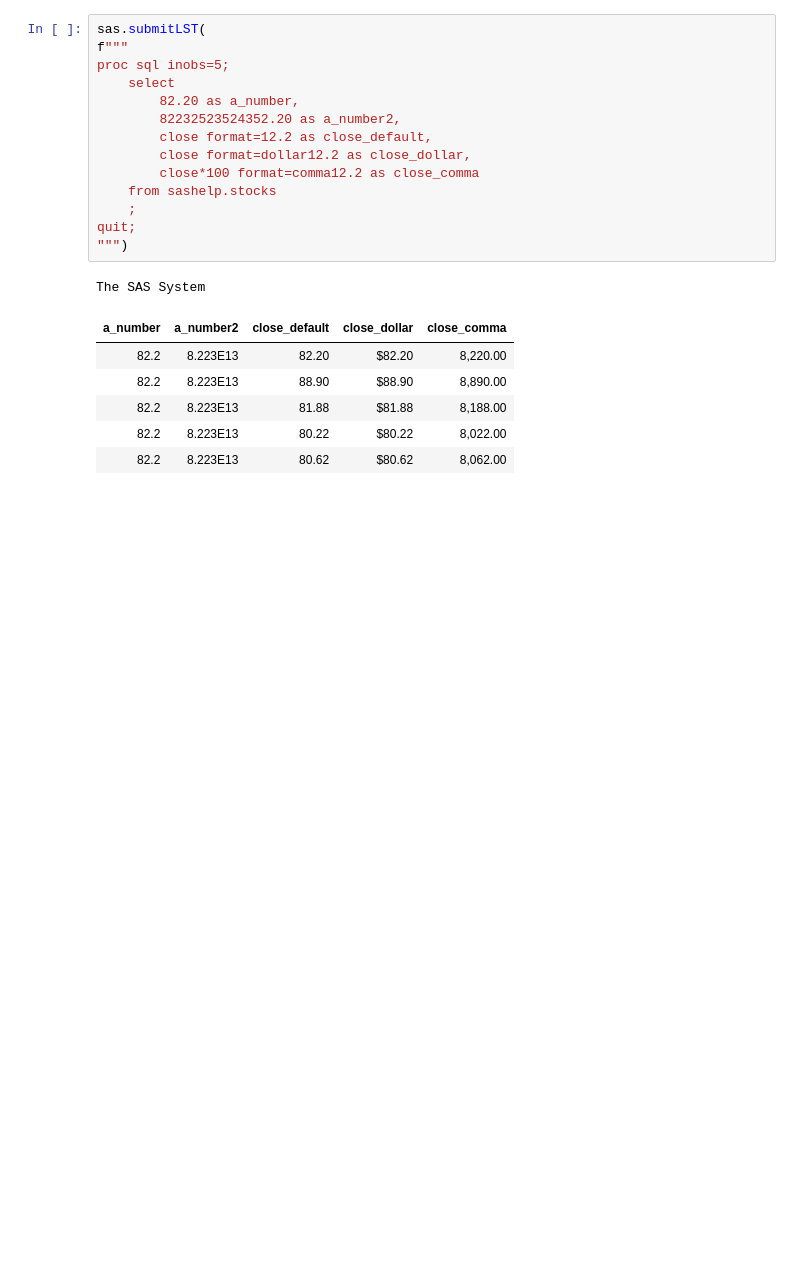
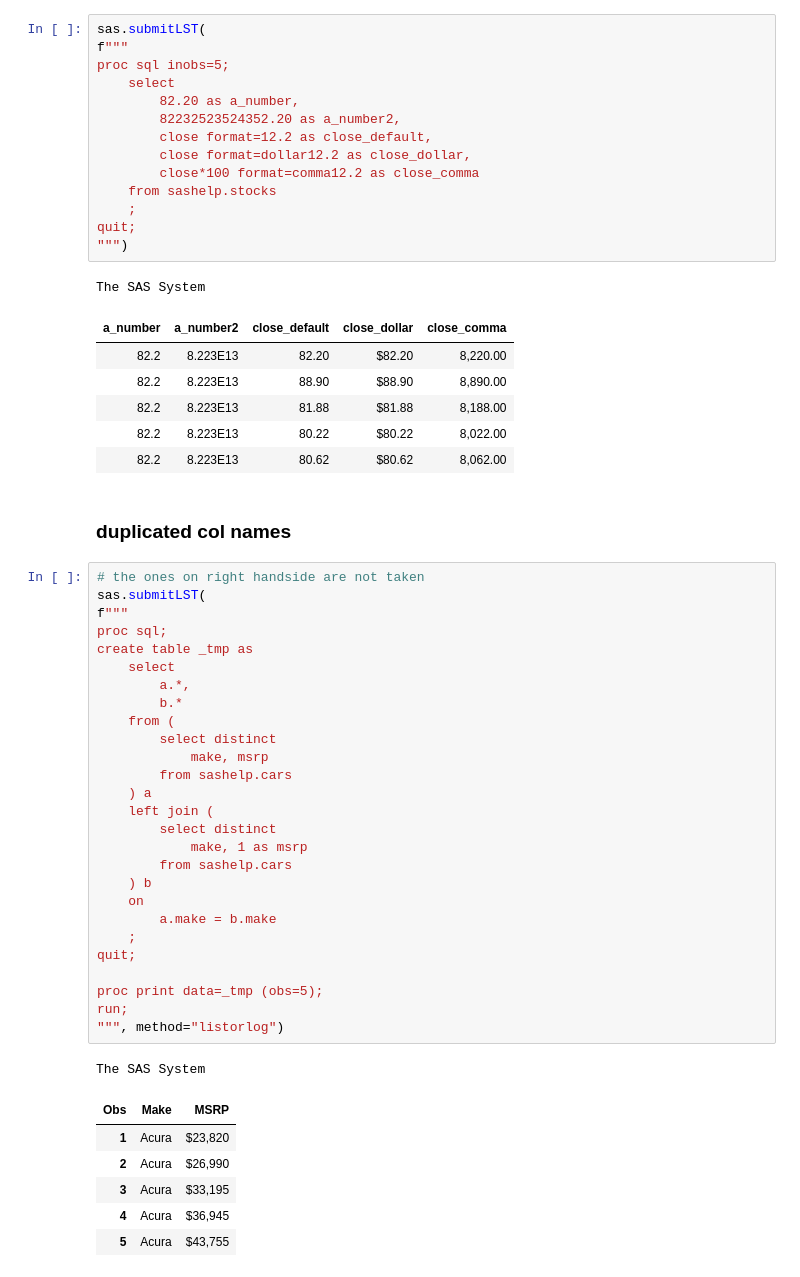
Before and after one commit to 0xdomyz/sas_collection, a Jupyter notebook: proc_sql/non_ansi_features.ipynb, the cells around one changed output. Saved outputs shown, nothing was run; the diff lists cells and outputs as text; blank space fills up the shorter version.

Commit message:
add join example to non ansi psql

```diff
--- a/proc_sql/non_ansi_features.ipynb
+++ b/proc_sql/non_ansi_features.ipynb
@@ -48,3 +52,40 @@ The SAS System
 | 82.2 | 8.223E13 | 81.88 | $81.88 | 8,188.00 |
 | 82.2 | 8.223E13 | 80.22 | $80.22 | 8,022.00 |
 | 82.2 | 8.223E13 | 80.62 | $80.62 | 8,062.00 |
+# %% [markdown]
+### duplicated col names
+# %%
+# the ones on right handside are not taken
+sas.submitLST(
+f"""
+proc sql;
+create table _tmp as
+    select
+        a.*,
+        b.*
+    from (
+        select distinct
+            make, msrp
+        from sashelp.cars
+    ) a
+    left join (
+        select distinct
+            make, 1 as msrp
+        from sashelp.cars
+    ) b
+    on
+        a.make = b.make
+    ;
+quit;
+
+proc print data=_tmp (obs=5);
+run;
+""", method="listorlog")
+# %% [output]
+The SAS System
+| Obs | Make | MSRP |
+| 1 | Acura | $23,820 |
+| 2 | Acura | $26,990 |
+| 3 | Acura | $33,195 |
+| 4 | Acura | $36,945 |
+| 5 | Acura | $43,755 |
```
Also changed, not shown: parts of 3 cells of this notebook.
